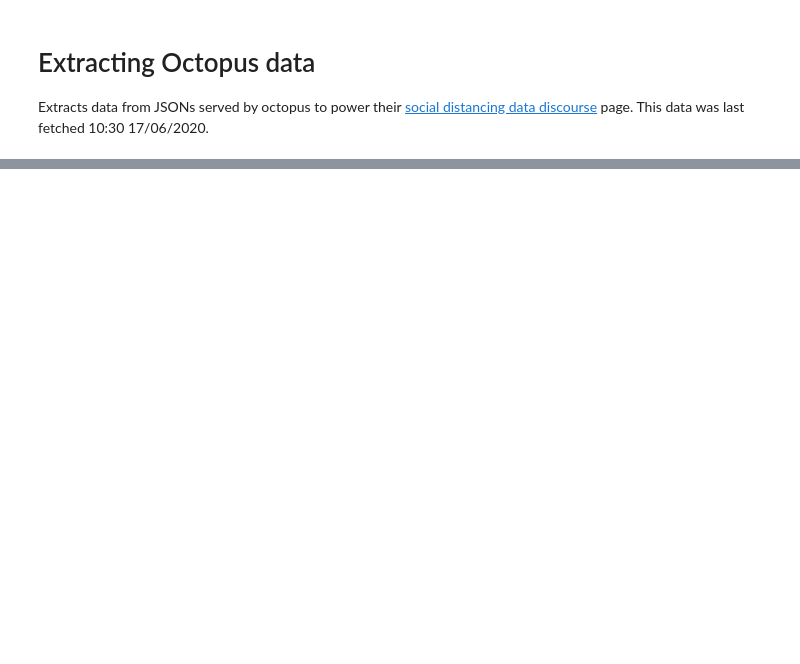
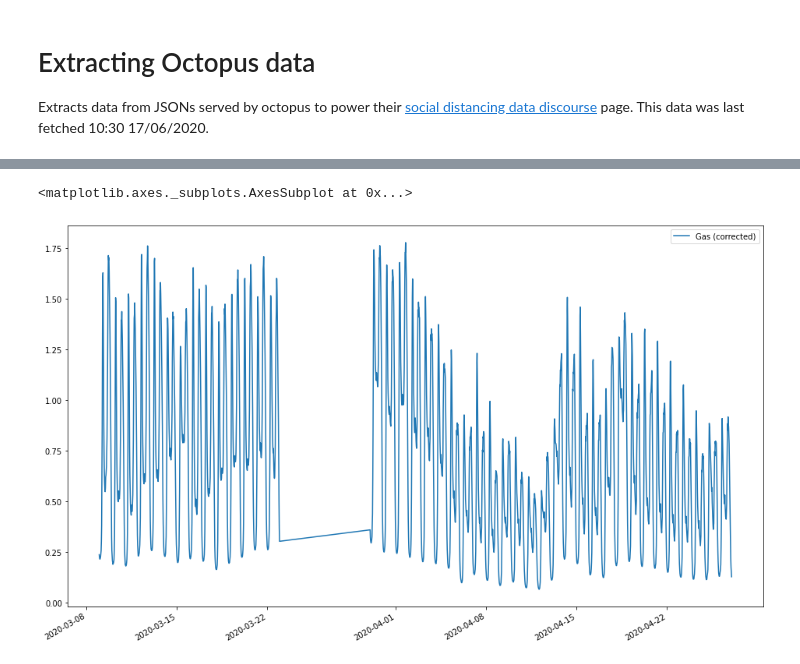
Before and after one commit to aricooperdavis/coronasaurus_NERCHackathonTwo_LearningFromLockdown, a Jupyter notebook: grid/octopus/octopus-plotly-extraction.ipynb, the cells around one changed output, grey strips where cells are left out. Cells and saved outputs as stored; diff of their text form; code cells hidden in the pictures; blank space fills up the shorter version.

```diff
--- a/grid/octopus/octopus-plotly-extraction.ipynb
+++ b/grid/octopus/octopus-plotly-extraction.ipynb
@@ -40,0 +41,34 @@ plotly_elec_lines.plot()
+# %%
+# Get data from json
+with open("plotly-gas-lines.json", encoding='utf-8', errors='ignore') as json_data:
+     data = json.load(json_data, strict=False)
+
+# Placeholder variables
+x = []
+y = []
+
+# Populate placeholders
+for week in data['data']:
+    _x = week['x']
+    _y = week['y']
+
+    # To overlay plots the timestamps for previous weeks have been shifted forwards,
+    # so we need to calculate how far they have been shifted in order to correct them
+    _x = [dt.datetime.strptime(ts, '%Y-%m-%dT%H:%M:%S') for ts in _x]
+    diff = _x[-1]-dt.datetime.strptime(week['name']+' 2020', 'w/c %d %b %Y')
+    _x = [ts-diff for ts in _x]
+
+    x.extend(_x)
+
+    # y is unchanged
+    y.extend(week['y'])
+
+plotly_gas_lines = pd.DataFrame(y, index=x, columns=['Gas (corrected)'])
+plotly_gas_lines.sort_index(inplace=True)
+
+plotly_gas_lines.to_csv('plotly-gas-lines.csv')
+# %%
+plotly_gas_lines.plot(figsize=(16,10))
+# %% [output]
+<matplotlib.axes._subplots.AxesSubplot at 0x...>
+[figure, added]
```
Also changed, not shown: parts of 7 cells of this notebook, 5 other files.
